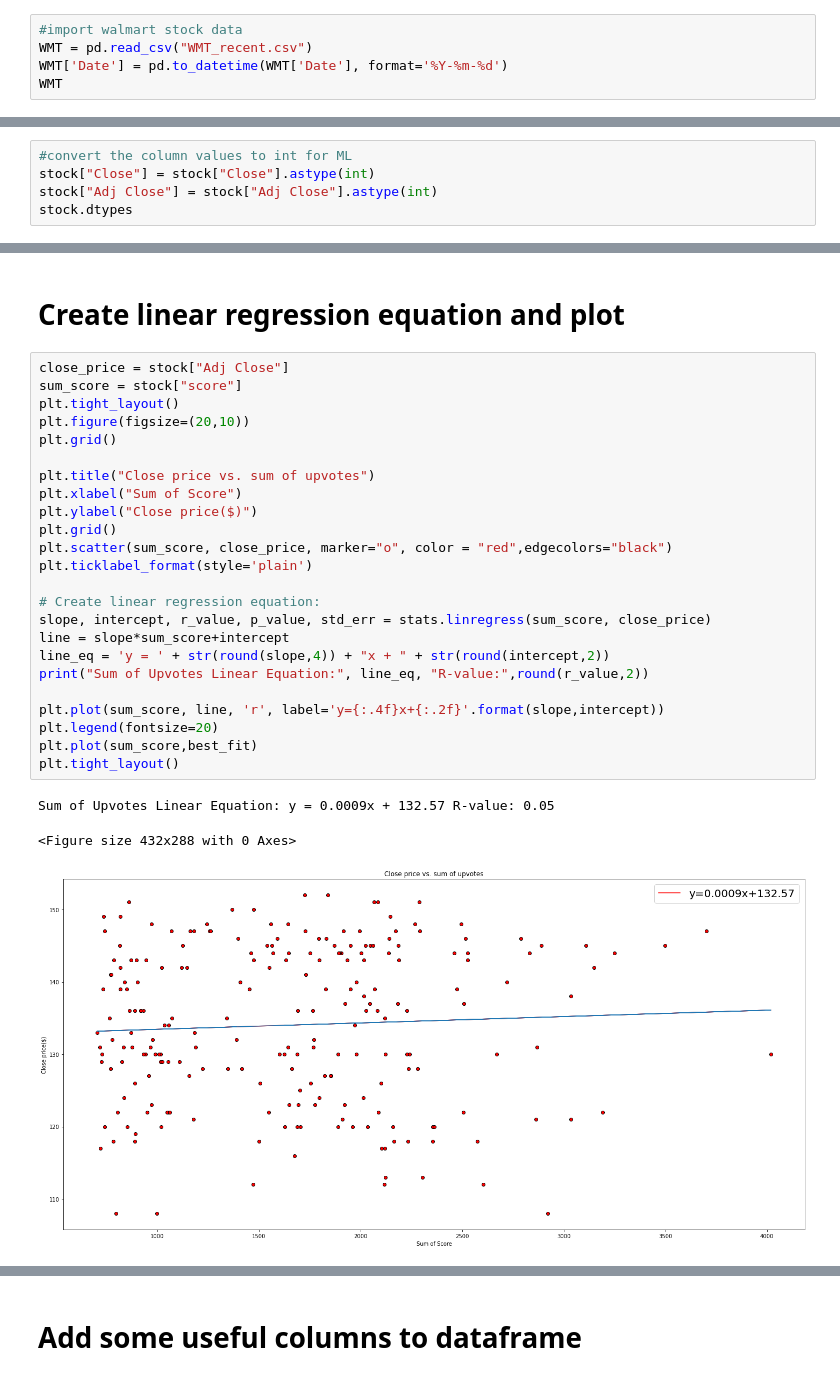
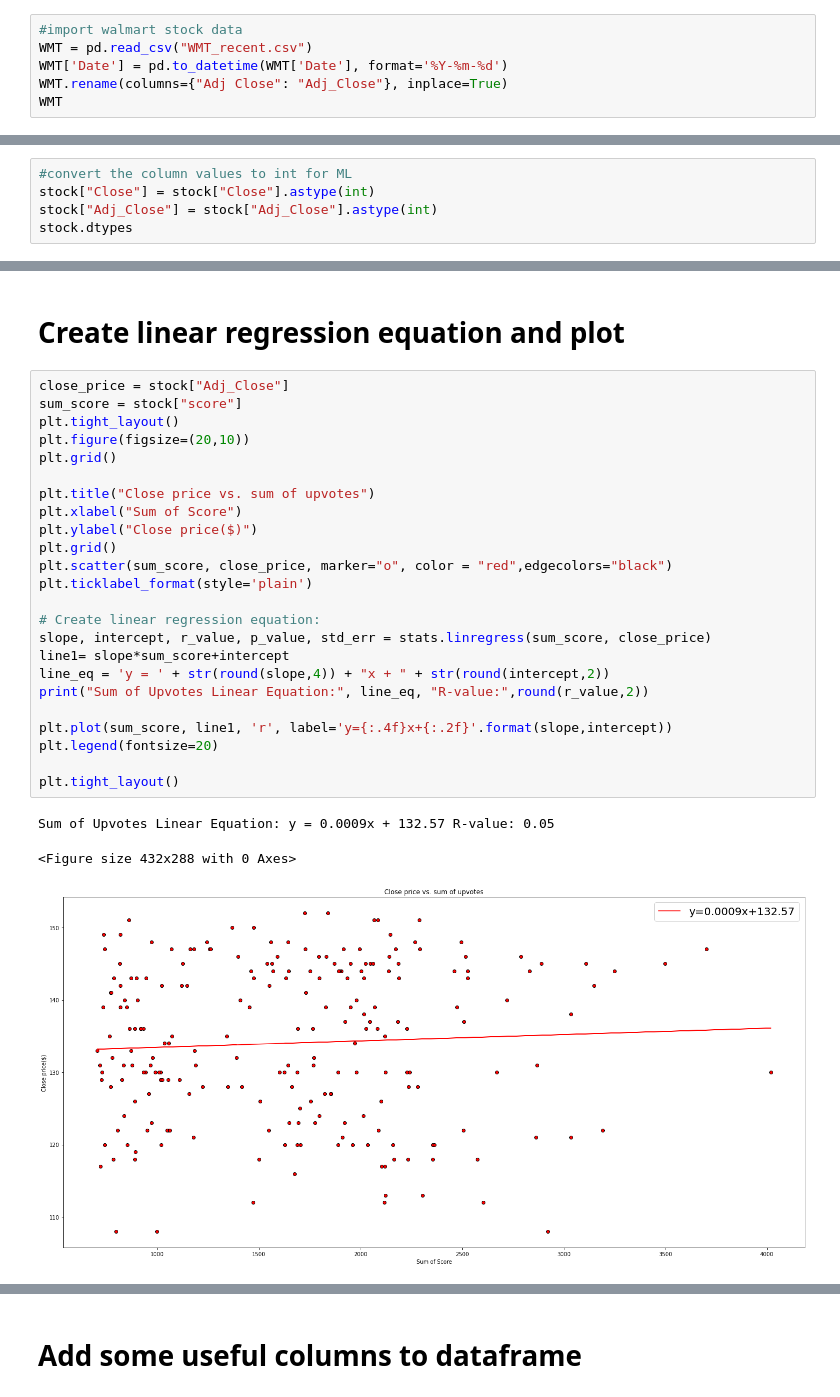
Before and after one commit to beckyydo/retail-machine-learning, a Jupyter notebook: praw.ipynb, the cells around one changed output, grey strips where cells are left out. Drawn from its saved outputs; the diff is of its cells as text.

```diff
--- a/praw.ipynb
+++ b/praw.ipynb
@@ -208,5 +208,6 @@ final_df
 #import walmart stock data
 WMT = pd.read_csv("WMT_recent.csv")
 WMT['Date'] = pd.to_datetime(WMT['Date'], format='%Y-%m-%d')
+WMT.rename(columns={"Adj Close": "Adj_Close"}, inplace=True)
 WMT
 # %% [output]
@@ -244,7 +245,7 @@ stock
 # %%
 #convert the column values to int for ML
 stock["Close"] = stock["Close"].astype(int)
-stock["Adj Close"] = stock["Adj Close"].astype(int)
+stock["Adj_Close"] = stock["Adj_Close"].astype(int)
 stock.dtypes
 # %% [output]
 Date            datetime64[ns]
@@ -411,31 +421,31 @@ k=13 Test Acc: 0.053
 # %% [markdown]
 # Create linear regression equation and plot
 # %%
-close_price = stock["Adj Close"]
+close_price = stock["Adj_Close"]
 sum_score = stock["score"]
 plt.tight_layout()
 plt.figure(figsize=(20,10))
 plt.grid()
 
 plt.title("Close price vs. sum of upvotes")
 plt.xlabel("Sum of Score")
 plt.ylabel("Close price($)")
 plt.grid()
 plt.scatter(sum_score, close_price, marker="o", color = "red",edgecolors="black")
 plt.ticklabel_format(style='plain')
 
 # Create linear regression equation:
 slope, intercept, r_value, p_value, std_err = stats.linregress(sum_score, close_price)
-line = slope*sum_score+intercept
+line1= slope*sum_score+intercept
 line_eq = 'y = ' + str(round(slope,4)) + "x + " + str(round(intercept,2))
 print("Sum of Upvotes Linear Equation:", line_eq, "R-value:",round(r_value,2))
 
-plt.plot(sum_score, line, 'r', label='y={:.4f}x+{:.2f}'.format(slope,intercept))
+plt.plot(sum_score, line1, 'r', label='y={:.4f}x+{:.2f}'.format(slope,intercept))
 plt.legend(fontsize=20)
-plt.plot(sum_score,best_fit)
+
 plt.tight_layout()
 # %% [output]
 Sum of Upvotes Linear Equation: y = 0.0009x + 132.57 R-value: 0.05
 <Figure size 432x288 with 0 Axes>
-[figure, old version]
+[figure, new version]
 # %%
```
Also changed, not shown: parts of 17 cells of this notebook, 5 other files.
